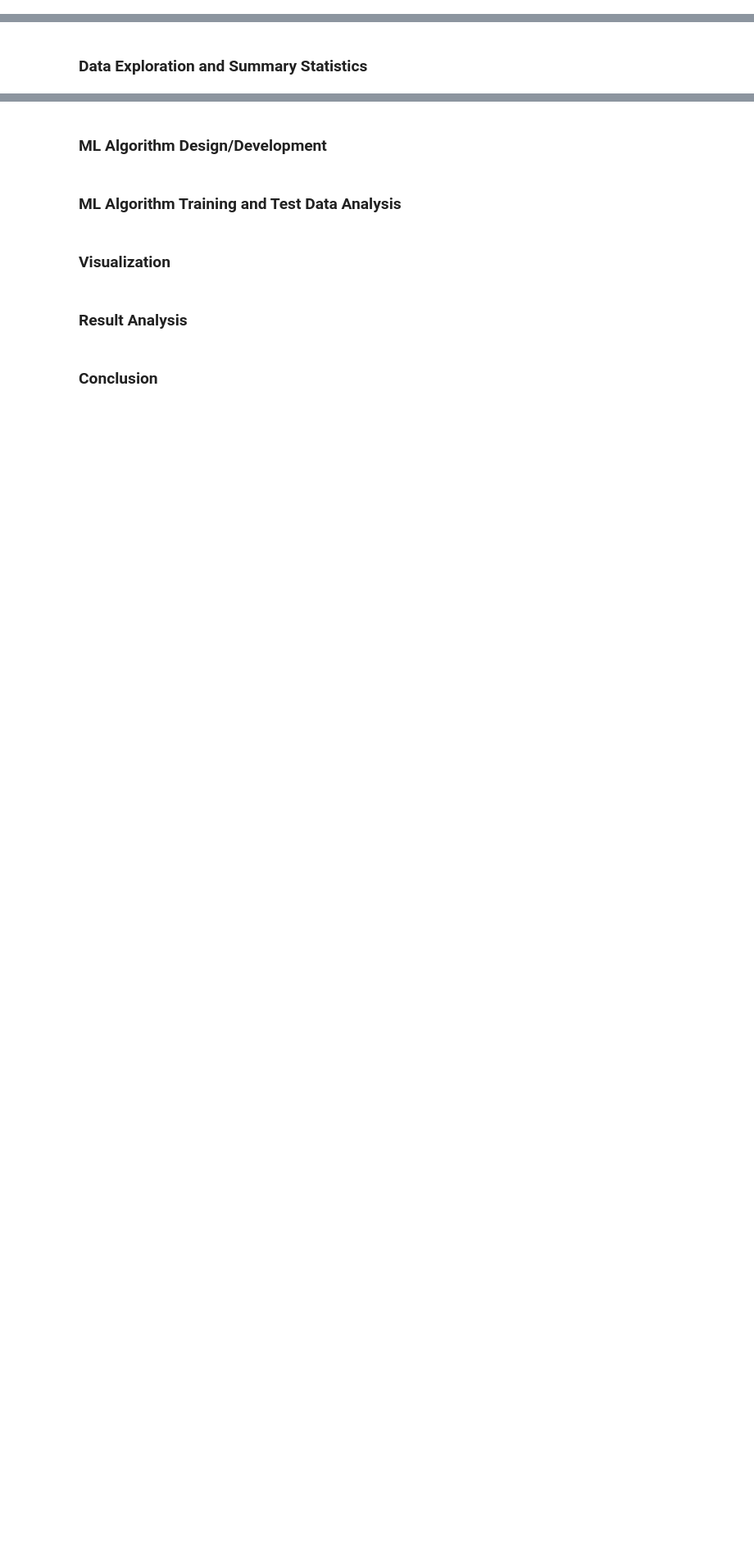
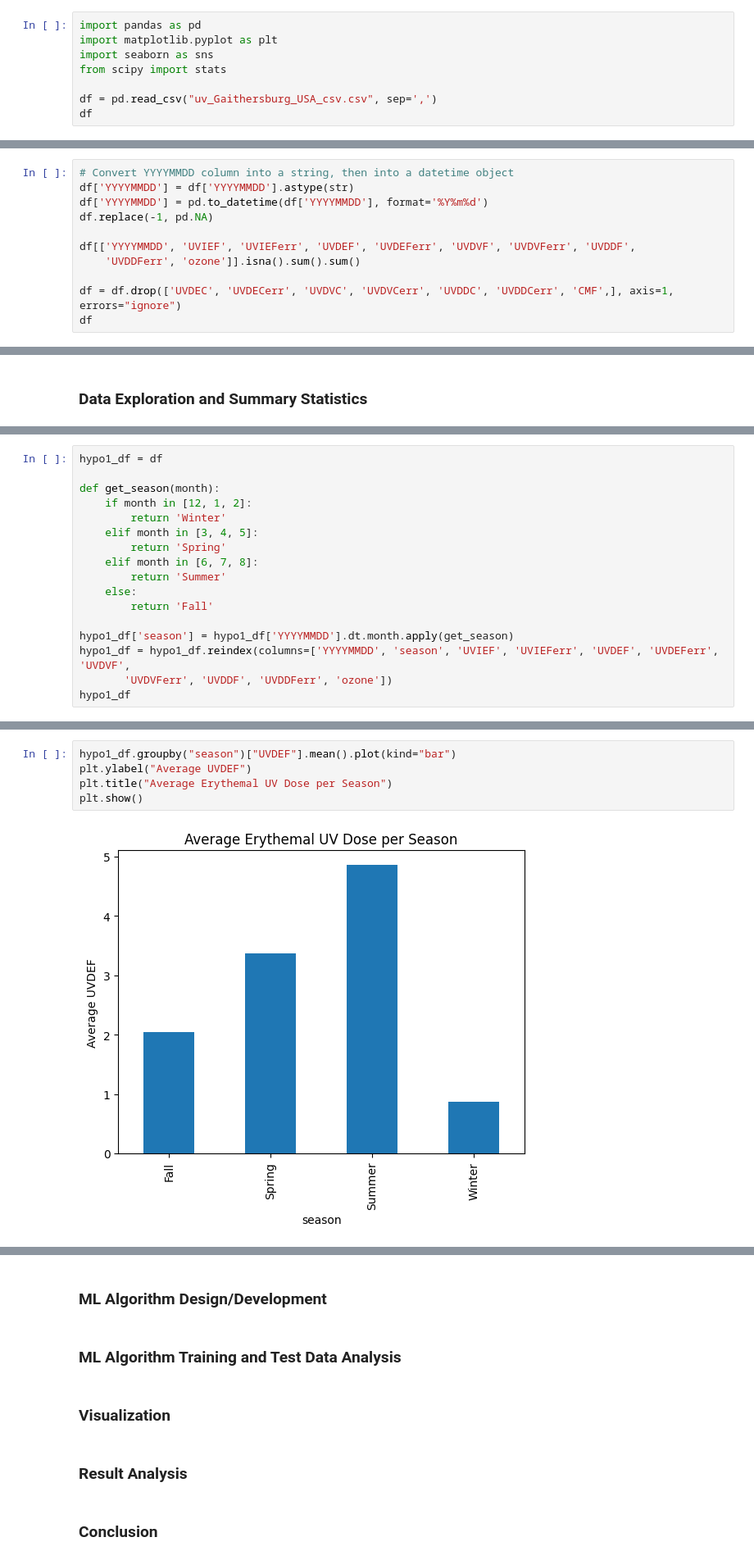
Before and after one commit to mrybak06/cmsc320-project, a Jupyter notebook: CMSC320_Final_Project.ipynb, the cells around one changed output, grey strips where cells are left out. Shown at 82% size. Cells and saved outputs as stored; diff of their text form; blank space fills up the shorter version.

```diff
--- a/CMSC320_Final_Project.ipynb
+++ b/CMSC320_Final_Project.ipynb
@@ -21,0 +46,8 @@ Final Tutorial Report Creation
+# %%
+import pandas as pd
+import matplotlib.pyplot as plt
+import seaborn as sns
+from scipy import stats
+
+df = pd.read_csv("uv_Gaithersburg_USA_csv.csv", sep=',')
+df
@@ -21,0 +68,11 @@ Final Tutorial Report Creation
+# %%
+# Convert YYYYMMDD column into a string, then into a datetime object
+df['YYYYMMDD'] = df['YYYYMMDD'].astype(str)
+df['YYYYMMDD'] = pd.to_datetime(df['YYYYMMDD'], format='%Y%m%d')
+df.replace(-1, pd.NA)
+
+df[['YYYYMMDD', 'UVIEF', 'UVIEFerr', 'UVDEF', 'UVDEFerr', 'UVDVF', 'UVDVFerr', 'UVDDF',
+    'UVDDFerr', 'ozone']].isna().sum().sum()
+
+df = df.drop(['UVDEC', 'UVDECerr', 'UVDVC', 'UVDVCerr', 'UVDDC', 'UVDDCerr', 'CMF',], axis=1, errors="ignore")
+df
@@ -23,0 +109,17 @@ Final Tutorial Report Creation
+# %%
+hypo1_df = df
+
+def get_season(month):
+    if month in [12, 1, 2]:
+        return 'Winter'
+    elif month in [3, 4, 5]:
+        return 'Spring'
+    elif month in [6, 7, 8]:
+        return 'Summer'
+    else:
+        return 'Fall'
+
+hypo1_df['season'] = hypo1_df['YYYYMMDD'].dt.month.apply(get_season)
+hypo1_df = hypo1_df.reindex(columns=['YYYYMMDD', 'season', 'UVIEF', 'UVIEFerr', 'UVDEF', 'UVDEFerr', 'UVDVF',
+       'UVDVFerr', 'UVDDF', 'UVDDFerr', 'ozone'])
+hypo1_df
@@ -23,0 +140,7 @@ Final Tutorial Report Creation
+# %%
+hypo1_df.groupby("season")["UVDEF"].mean().plot(kind="bar")
+plt.ylabel("Average UVDEF")
+plt.title("Average Erythemal UV Dose per Season")
+plt.show()
+# %% [output]
+[figure, added]
```
Also changed, not shown: parts of 26 cells of this notebook.
